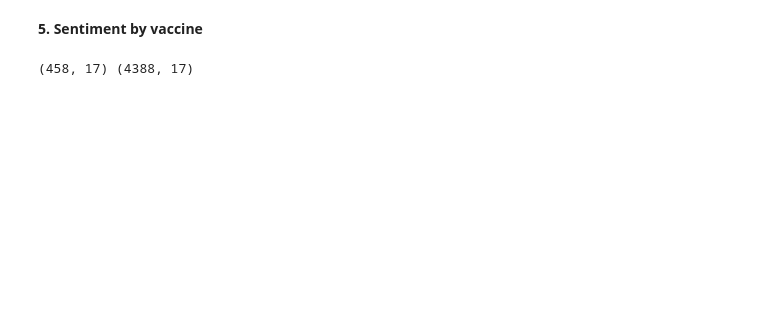
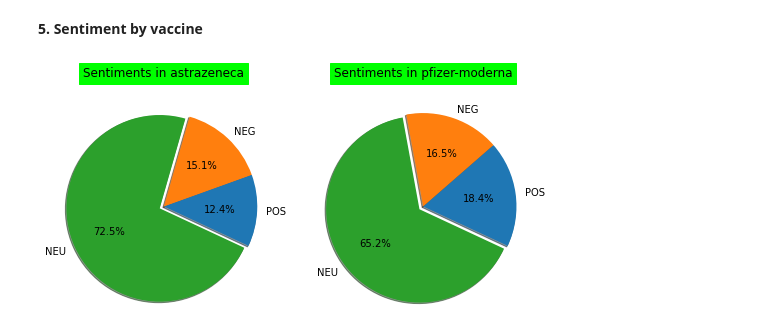
Before and after one commit to EliasEconomou/DataMining1-Sentiment-Analysis, a Jupyter notebook: DataMining1_Sentiment_Analysis.ipynb, the cells around one changed output. Cells and saved outputs as stored; diff of their text form; code cells hidden in the pictures; blank space fills up the shorter version.

Commit message:
compared vaccine sentiments

```diff
--- a/DataMining1_Sentiment_Analysis.ipynb
+++ b/DataMining1_Sentiment_Analysis.ipynb
@@ -229,9 +229,9 @@ plt.show()
 # Convert hashtags to lowercase
 df["hashtags"] = df["hashtags"].str.lower()
 
-# tweets with 'astrazeneca' reference
+# fill with tweets of 'astrazeneca' reference
 df1 = pd.DataFrame(columns=df.columns)
-# tweets with 'pfizer'/'biontech'/'moderna' reference
+# fill with tweets of 'pfizer'/'biontech'/'moderna' reference
 df2 = pd.DataFrame(columns=df.columns)
 
 # Iterate all rows of dataframe
@@ -244 +244 @@ for row in df.loc[0:df.shape[0], ['text', 'hashtags']].iterrows():
-    if "moderna" in row[1][0] or "pfizer" in row[1][0] or "biontech" in row[1][0]:
+    if "moderna" or "pfizer" or "biontech" or "pfizerbiontech" in row[1][0]:
@@ -251 +251 @@ for row in df.loc[0:df.shape[0], ['text', 'hashtags']].iterrows():
-    if re.search("moderna|pfizer|biontech", row[1][1]) or "moderna" in row[1][0] or "pfizer" in row[1][0] or "biontech" in row[1][0]:
+    if re.search("moderna|pfizer|biontech", row[1][1]) or ("moderna" or "pfizer" or "biontech" or "pfizerbiontech" in row[1][0]):
@@ -253,4 +253,33 @@ for row in df.loc[0:df.shape[0], ['text', 'hashtags']].iterrows():
-# %%
-print(df1.shape,df2.shape)
-# %% [output]
-(458, 17) (4388, 17)
+# %%
+# Count the appearances of sentiments in a dictionary in each df
+sentimentDict1 = {'POS' : 0, 'NEG' : 0, 'NEU' : 0}
+for sentiment in df1["sentiment"]:
+  sentimentDict1[sentiment] += 1
+
+sentimentDict2 = {'POS' : 0, 'NEG' : 0, 'NEU' : 0}
+for sentiment in df2["sentiment"]:
+  sentimentDict2[sentiment] += 1
+
+labels1 = sentimentDict1.keys()
+sizes1 = sentimentDict1.values()
+labels2 = sentimentDict2.keys()
+sizes2 = sentimentDict2.values()
+explode = [0, 0, 0.09]
+
+fig = plt.figure()
+
+ax1 = fig.add_axes([0, .2, .3, .5], aspect=1)
+ax1.pie(sizes1, labels=labels1, radius = 1.8, autopct='%1.1f%%',
+        shadow=True, startangle=-25, explode=explode)
+ax2 = fig.add_axes([.6, .2, .3, .5], aspect=1)
+ax2.pie(sizes2, labels=labels2, radius = 1.8, autopct='%1.1f%%',
+        shadow=True, startangle=-25, explode=explode)
+ax1.set_title(label="Sentiments in astrazeneca",
+          pad='65.0',
+          backgroundcolor='lime')
+ax2.set_title(label="Sentiments in pfizer-moderna",
+          pad='65.0',
+          backgroundcolor='lime')
+plt.show()
+# %% [output]
+[figure, added]
```
Also changed, not shown: parts of 5 cells of this notebook.
